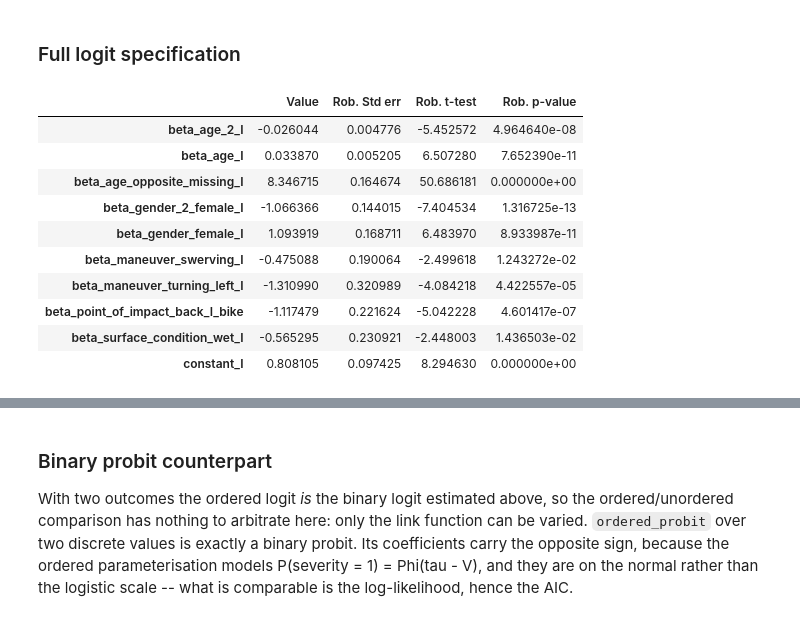
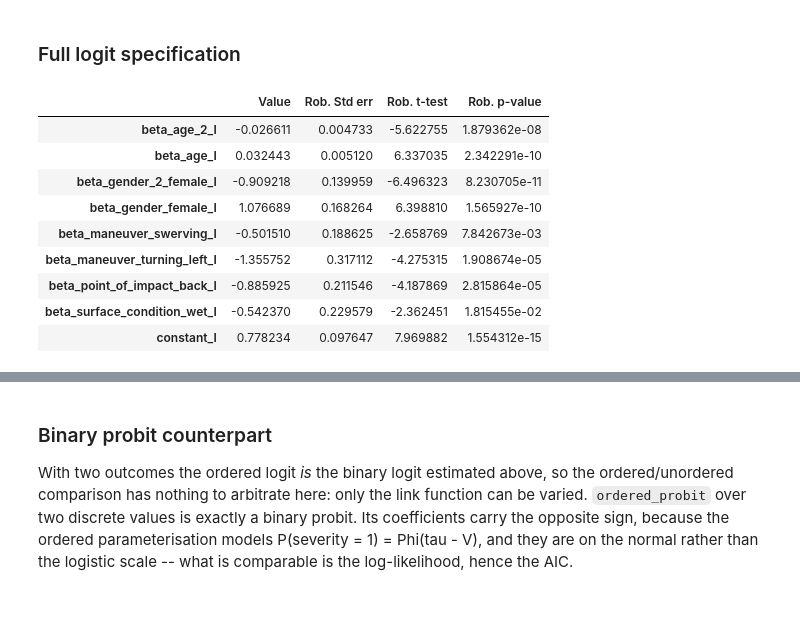
Before and after one commit to martin1207/modeling-mmv-severity, a Jupyter notebook: modeling_development.ipynb, the cells around one changed output, grey strips where cells are left out. Saved outputs shown, nothing was run; the diff lists cells and outputs as text; code cells hidden in the pictures.

```diff
--- a/modeling_development.ipynb
+++ b/modeling_development.ipynb
@@ -100,0 +93,24 @@ database_sv= db.Database('database_sv',df_sv)
+# %%
+df_non_dummies=pd.concat([df_non_dummies,df_dummies],axis=1)
+
+## Removing useless rows
+df_non_dummies=df_non_dummies.dropna(subset=['age','severity'])
+
+
+# On garde les observations sans tiers identifie au lieu de les supprimer :
+# la variable est mise a 0 -- soit la moyenne, puisque les continues sont
+# centrees -- et l'indicatrice ci-dessous absorbe le niveau propre de ce groupe.
+# `beta_age_opposite_mean` reste donc identifie sur les seules lignes renseignees.
+df_non_dummies['age_opposite_missing'] = (
+    df_non_dummies['age_opposite_mean'].isna().astype(int)
+)
+df_non_dummies['age_opposite_mean'] = df_non_dummies['age_opposite_mean'].fillna(0.0)
+
+# Meme traitement pour la vitesse limite : une fois centree, imputer par 0
+# revient a imputer par la moyenne des vitesses RENSEIGNEES. L'indicatrice
+# `speed_limit_unknown`, creee plus haut, porte l'ecart propre a ces
+# observations -- c'est l'ajustement par variable indicatrice du manuscrit.
+# Biogeme refuserait de toute facon un NaN dans la base.
+df_non_dummies['vma'] = df_non_dummies['vma'].fillna(0.0)
+
+df_non_dummies = df_non_dummies.reset_index(drop=True)
@@ -430,16 +532,15 @@ v_no_injury = 0
 v_injury = (
       beta_gender_female_I                  * gender_female
     + constant_I
-    + beta_gender_2_female_I               * (gender_2_female * (age_opposite_missing == 0))
-    + beta_point_of_impact_back_I_bike     * point_of_impact_back * (vehicle_bike + vehicle_e_bike)
-    #    + beta_point_of_impact_back_I_epmd     * point_of_impact_back * (vehicle_e_pmd)
-#+ beta_vehicle_2_e_pmd_I*any_of(vehicle_2_e_pmd, vehicle_3_e_pmd)*(age_opposite_missing==0)
+    + beta_gender_2_female_I               * (gender_2_female + gender_3_male)
+    + beta_point_of_impact_back_I          * point_of_impact_back
+   # + beta_point_of_impact_back_I_epmd     * point_of_impact_back * vehicle_e_pmd
     + beta_surface_condition_wet_I         * surface_condition_wet
     + beta_age_I                           * age
-     + beta_maneuver_swerving_I           * maneuver_swerving
+    + beta_maneuver_swerving_I             * maneuver_swerving
     + beta_maneuver_turning_left_I         * maneuver_turning_left
-    + beta_age_2_I                          * age_opposite_mean
-    + beta_age_opposite_missing_I           * age_opposite_missing
+    + beta_age_2_I                         * age_opposite_mean
+    #+ beta_vehicle_2_e_pmd_I               * any_of(vehicle_2_e_pmd + vehicle_3_e_pmd)
 )
 
 # Dictionnaire des fonctions d'utilité
@@ -450,22 +551,21 @@ utility_mmv = {
 # %%
 availability1={1:1,2:1}
 
 
 
 logprob_2 = models.loglogit(utility_mmv, availability_harmed, harmed)
-model_mmv = bio.BIOGEME(database_mmv, logprob_2)
+model_mmv = bio.BIOGEME(database_mmv_identified, logprob_2)
 model_mmv.modelName = 'logit_mmv'
 results_logit_mmv = estimate_in('mmv', model_mmv)
 results_logit_mmv.get_estimated_parameters()
 # %% [output]
 |  | Value | Rob. Std err | Rob. t-test | Rob. p-value |
-| beta_age_2_I | -0.026044 | 0.004776 | -5.452572 | 4.964640e-08 |
-| beta_age_I | 0.033870 | 0.005205 | 6.507280 | 7.652390e-11 |
-| beta_age_opposite_missing_I | 8.346715 | 0.164674 | 50.686181 | 0.000000e+00 |
-| beta_gender_2_female_I | -1.066366 | 0.144015 | -7.404534 | 1.316725e-13 |
-| beta_gender_female_I | 1.093919 | 0.168711 | 6.483970 | 8.933987e-11 |
-| beta_maneuver_swerving_I | -0.475088 | 0.190064 | -2.499618 | 1.243272e-02 |
-| beta_maneuver_turning_left_I | -1.310990 | 0.320989 | -4.084218 | 4.422557e-05 |
-| beta_point_of_impact_back_I_bike | -1.117479 | 0.221624 | -5.042228 | 4.601417e-07 |
-| beta_surface_condition_wet_I | -0.565295 | 0.230921 | -2.448003 | 1.436503e-02 |
-| constant_I | 0.808105 | 0.097425 | 8.294630 | 0.000000e+00 |
+| beta_age_2_I | -0.026611 | 0.004733 | -5.622755 | 1.879362e-08 |
+| beta_age_I | 0.032443 | 0.005120 | 6.337035 | 2.342291e-10 |
+| beta_gender_2_female_I | -0.909218 | 0.139959 | -6.496323 | 8.230705e-11 |
+| beta_gender_female_I | 1.076689 | 0.168264 | 6.398810 | 1.565927e-10 |
+| beta_maneuver_swerving_I | -0.501510 | 0.188625 | -2.658769 | 7.842673e-03 |
+| beta_maneuver_turning_left_I | -1.355752 | 0.317112 | -4.275315 | 1.908674e-05 |
+| beta_point_of_impact_back_I | -0.885925 | 0.211546 | -4.187869 | 2.815864e-05 |
+| beta_surface_condition_wet_I | -0.542370 | 0.229579 | -2.362451 | 1.815455e-02 |
+| constant_I | 0.778234 | 0.097647 | 7.969882 | 1.554312e-15 |
```
Also changed, not shown: parts of 52 cells of this notebook.
